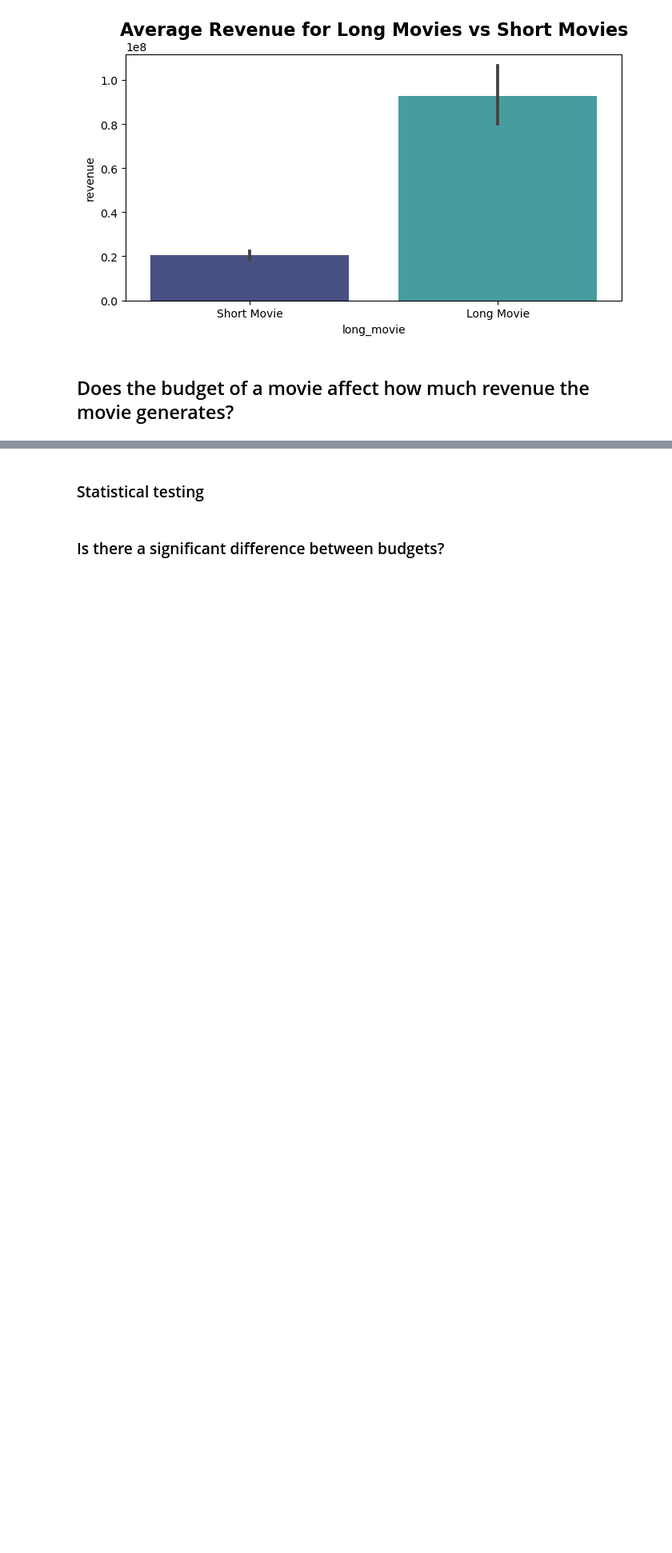
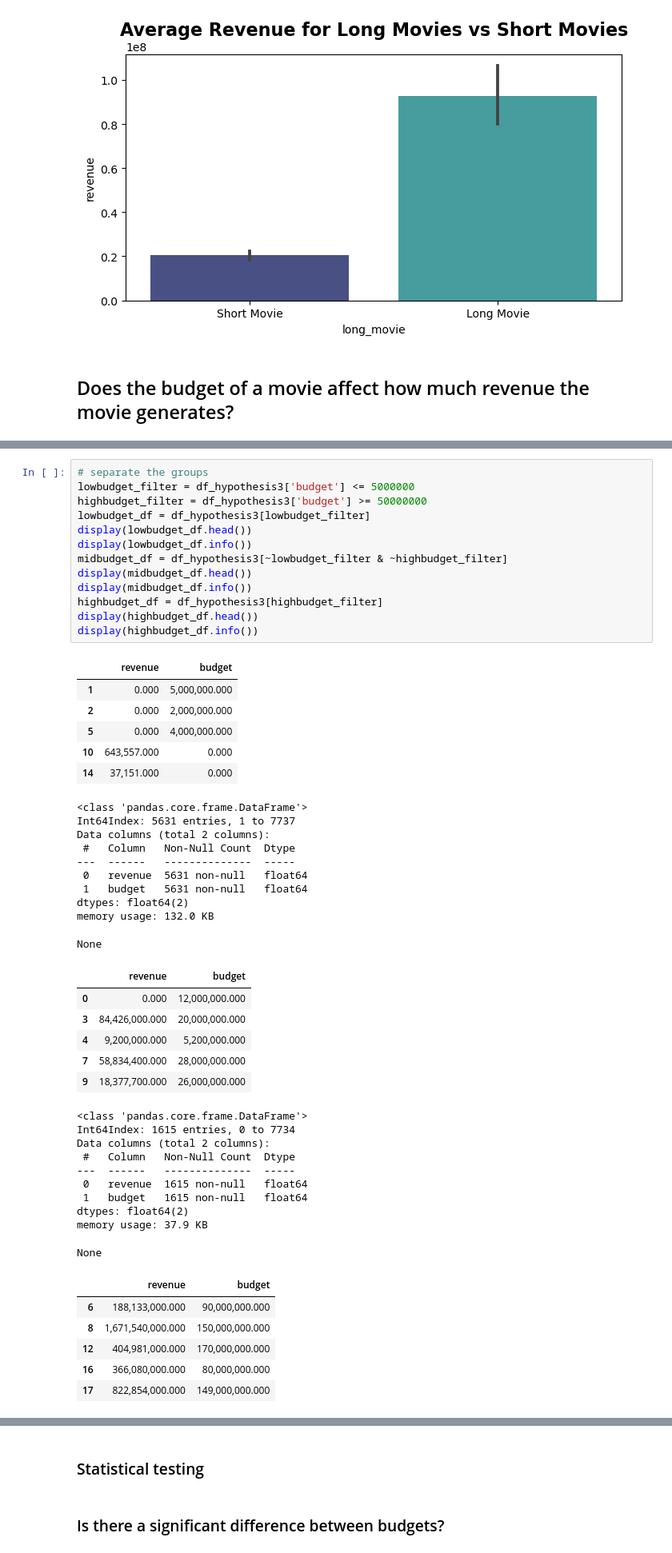
Before and after one commit to andreacohen7/movies, a Jupyter notebook: Movie success in the age of streaming.ipynb, the cells around one changed output, grey strips where cells are left out. Shown at 80% size. Cells and saved outputs as stored; diff of their text form; blank space fills up the shorter version.

```diff
--- a/Movie success in the age of streaming.ipynb
+++ b/Movie success in the age of streaming.ipynb
@@ -1235,0 +1254,52 @@ plt.title('Average Revenue for Long Movies vs Short Movies', fontsize = 16, font
+# %%
+# separate the groups
+lowbudget_filter = df_hypothesis3['budget'] <= 5000000
+highbudget_filter = df_hypothesis3['budget'] >= 50000000
+lowbudget_df = df_hypothesis3[lowbudget_filter]
+display(lowbudget_df.head())
+display(lowbudget_df.info())
+midbudget_df = df_hypothesis3[~lowbudget_filter & ~highbudget_filter]
+display(midbudget_df.head())
+display(midbudget_df.info())
+highbudget_df = df_hypothesis3[highbudget_filter]
+display(highbudget_df.head())
+display(highbudget_df.info())
+# %% [output]
+|  | revenue | budget |
+| 1 | 0.000 | 5,000,000.000 |
+| 2 | 0.000 | 2,000,000.000 |
+| 5 | 0.000 | 4,000,000.000 |
+| 10 | 643,557.000 | 0.000 |
+| 14 | 37,151.000 | 0.000 |
+<class 'pandas.core.frame.DataFrame'>
+Int64Index: 5631 entries, 1 to 7737
+Data columns (total 2 columns):
+ #   Column   Non-Null Count  Dtype
+---  ------   --------------  -----
+ 0   revenue  5631 non-null   float64
+ 1   budget   5631 non-null   float64
+dtypes: float64(2)
+memory usage: 132.0 KB
+None
+|  | revenue | budget |
+| 0 | 0.000 | 12,000,000.000 |
+| 3 | 84,426,000.000 | 20,000,000.000 |
+| 4 | 9,200,000.000 | 5,200,000.000 |
+| 7 | 58,834,400.000 | 28,000,000.000 |
+| 9 | 18,377,700.000 | 26,000,000.000 |
+<class 'pandas.core.frame.DataFrame'>
+Int64Index: 1615 entries, 0 to 7734
+Data columns (total 2 columns):
+ #   Column   Non-Null Count  Dtype
+---  ------   --------------  -----
+ 0   revenue  1615 non-null   float64
+ 1   budget   1615 non-null   float64
+dtypes: float64(2)
+memory usage: 37.9 KB
+None
+|  | revenue | budget |
+| 6 | 188,133,000.000 | 90,000,000.000 |
+| 8 | 1,671,540,000.000 | 150,000,000.000 |
+| 12 | 404,981,000.000 | 170,000,000.000 |
+| 16 | 366,080,000.000 | 80,000,000.000 |
+| 17 | 822,854,000.000 | 149,000,000.000 |
```
Also changed, not shown: parts of 3 cells of this notebook.
